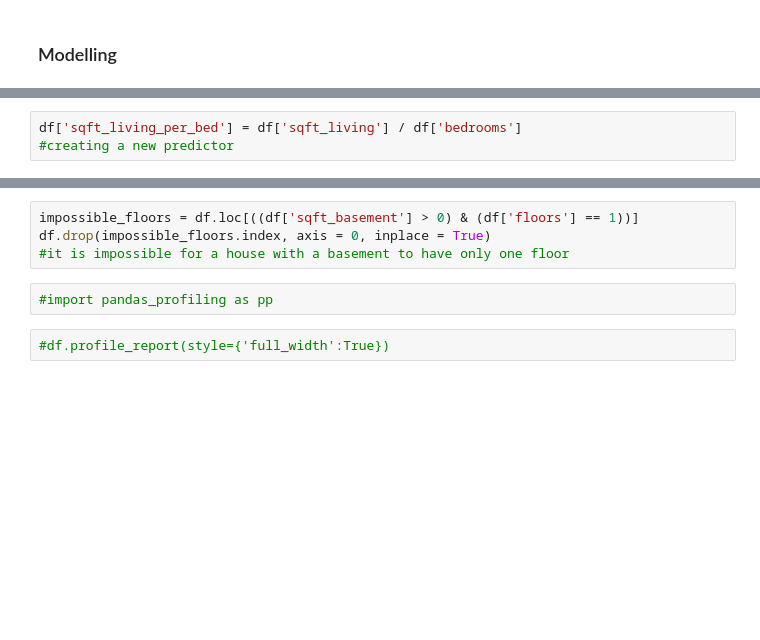
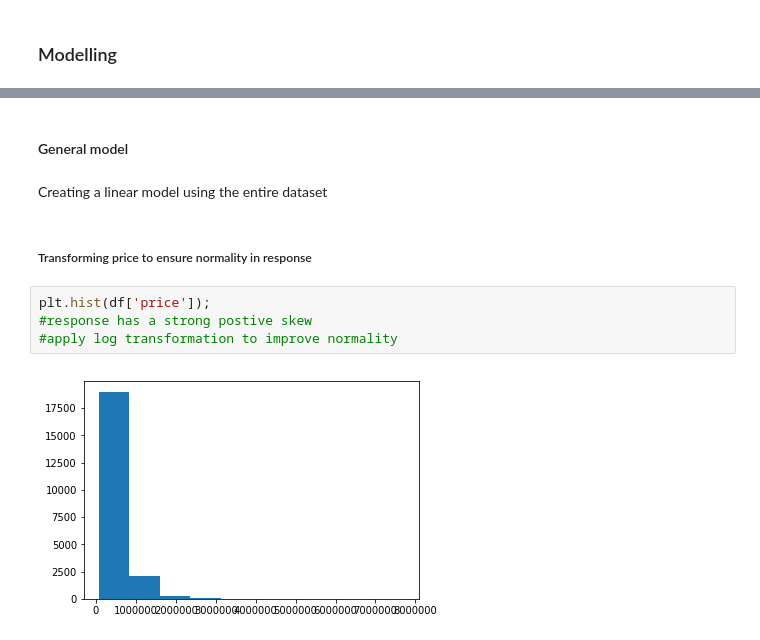
Before and after one commit to inesa-lisnic/flatiron-mod_1, a Jupyter notebook: data_cleaning.ipynb, the cells around one changed output, grey strips where cells are left out. Drawn from its saved outputs; the diff is of its cells as text; blank space fills up the shorter version.

Commit message:
updating model

```diff
--- a/data_cleaning.ipynb
+++ b/data_cleaning.ipynb
@@ -785,3 +401,0 @@ sns.heatmap(df[['sqft_living', 'view', 'bedrooms', 'lat', 'waterfront']].corr().
-# %%
-df['sqft_living_per_bed'] = df['sqft_living'] / df['bedrooms']
-#creating a new predictor
@@ -821,8 +402,12 @@ strong multicollinearity or other numerical problems.
-# %%
-impossible_floors = df.loc[((df['sqft_basement'] > 0) & (df['floors'] == 1))]
-df.drop(impossible_floors.index, axis = 0, inplace = True)
-#it is impossible for a house with a basement to have only one floor
-# %%
-#import pandas_profiling as pp
-# %%
-#df.profile_report(style={'full_width':True})
+# %% [markdown]
+#### General model
+# %% [markdown]
+Creating a linear model using the entire dataset
+# %% [markdown]
+##### Transforming price to ensure normality in response
+# %%
+plt.hist(df['price']);
+#response has a strong postive skew
+#apply log transformation to improve normality
+# %% [output]
+[figure, added]
```
Also changed, not shown: parts of 73 cells of this notebook.
